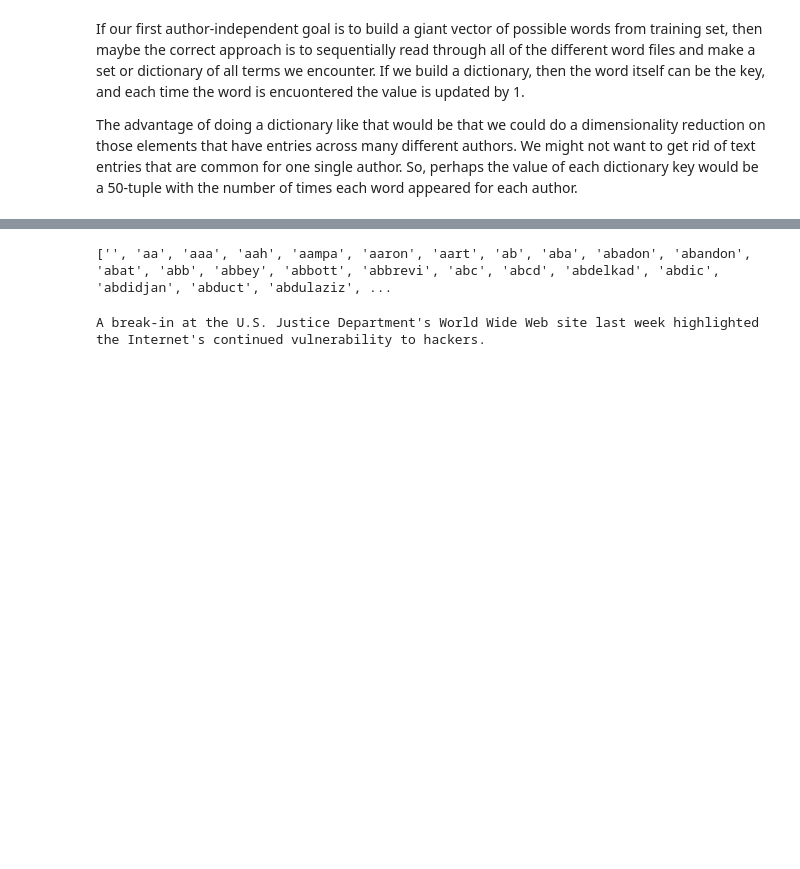
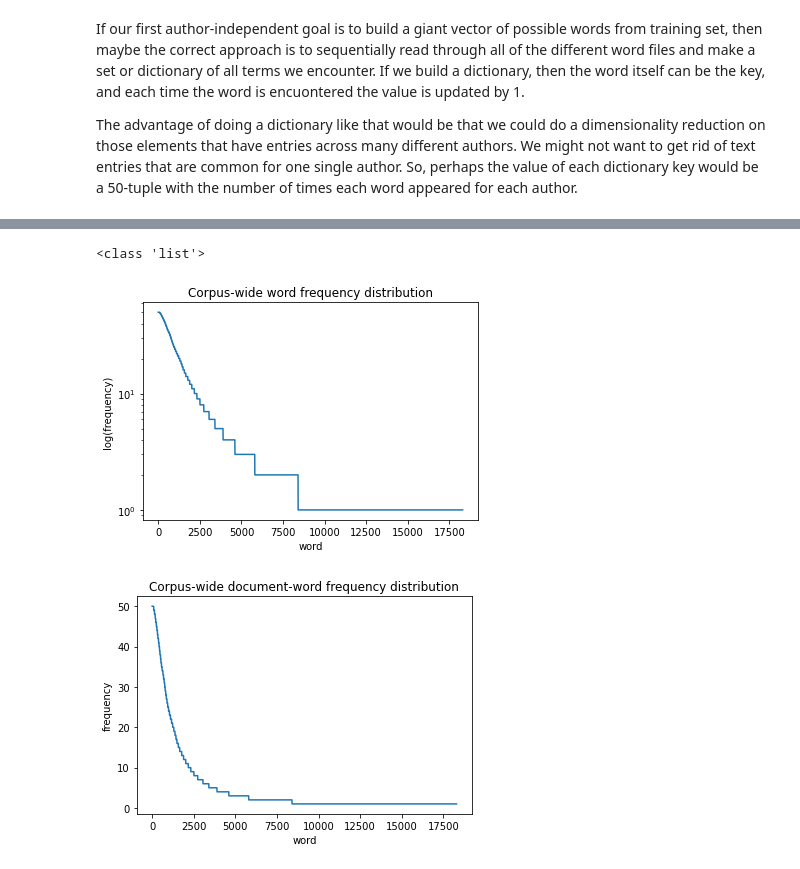
Before and after one commit to QMux/cmpe-255-project, a Jupyter notebook: Authorship_group_project.ipynb, the cells around one changed output, grey strips where cells are left out. Drawn from its saved outputs; the diff is of its cells as text; code cells hidden in the pictures; blank space fills up the shorter version.

```diff
--- a/Authorship_group_project.ipynb
+++ b/Authorship_group_project.ipynb
@@ -107,3 +132,10 @@ print(txtfiles)
 # %%
 #this is a test of the sparse matrix generation.  I would like to run it on cleaned up lists of words in each document
+# %%
+# Create an empty list, for the words from all articles from each author
+list_of_authors_words = []
+# Iterate over a sequence of numbers from 0 to 4
+for i in range(50):
+    # In each iteration, add an empty list to the main list
+    list_of_authors_words.append([''])
 # %%
@@ -127,8 +208,0 @@ print(len(sortedWords))
-# %%
-print(sortedWords)
-# %% [output]
-['', 'aa', 'aaa', 'aah', 'aampa', 'aaron', 'aart', 'ab', 'aba', 'abadon', 'abandon', 'abat', 'abb', 'abbey', 'abbott', 'abbrevi', 'abc', 'abcd', 'abdelkad', 'abdic', 'abdidjan', 'abduct', 'abdulaziz', ...
-# %%
-print(lines[0])
-# %% [output]
-A break-in at the U.S. Justice Department's World Wide Web site last week highlighted the Internet's continued vulnerability to hackers.
@@ -134,0 +244,18 @@ A break-in at the U.S. Justice Department's World Wide Web site last week highli
+# %%
+def filterLen(docs, minlen):
+    r""" filter out terms that are too short.
+    docs is a list of lists, each inner list is a document represented as a list of words
+    minlen is the minimum length of the word to keep
+    """
+    return [ [t for t in d if len(t) >= minlen ] for d in docs ]
+# %%
+c=5
+list_of_authors_words2 = filterLen(list_of_authors_words,c)
+# %%
+print(type(list_of_authors_words2))
+_ = plotWf(list_of_authors_words2)
+_ = plotDf(list_of_authors_words2)
+# %% [output]
+<class 'list'>
+[figure, added]
+[figure, added]
```
Also changed, not shown: parts of 13 cells of this notebook.
